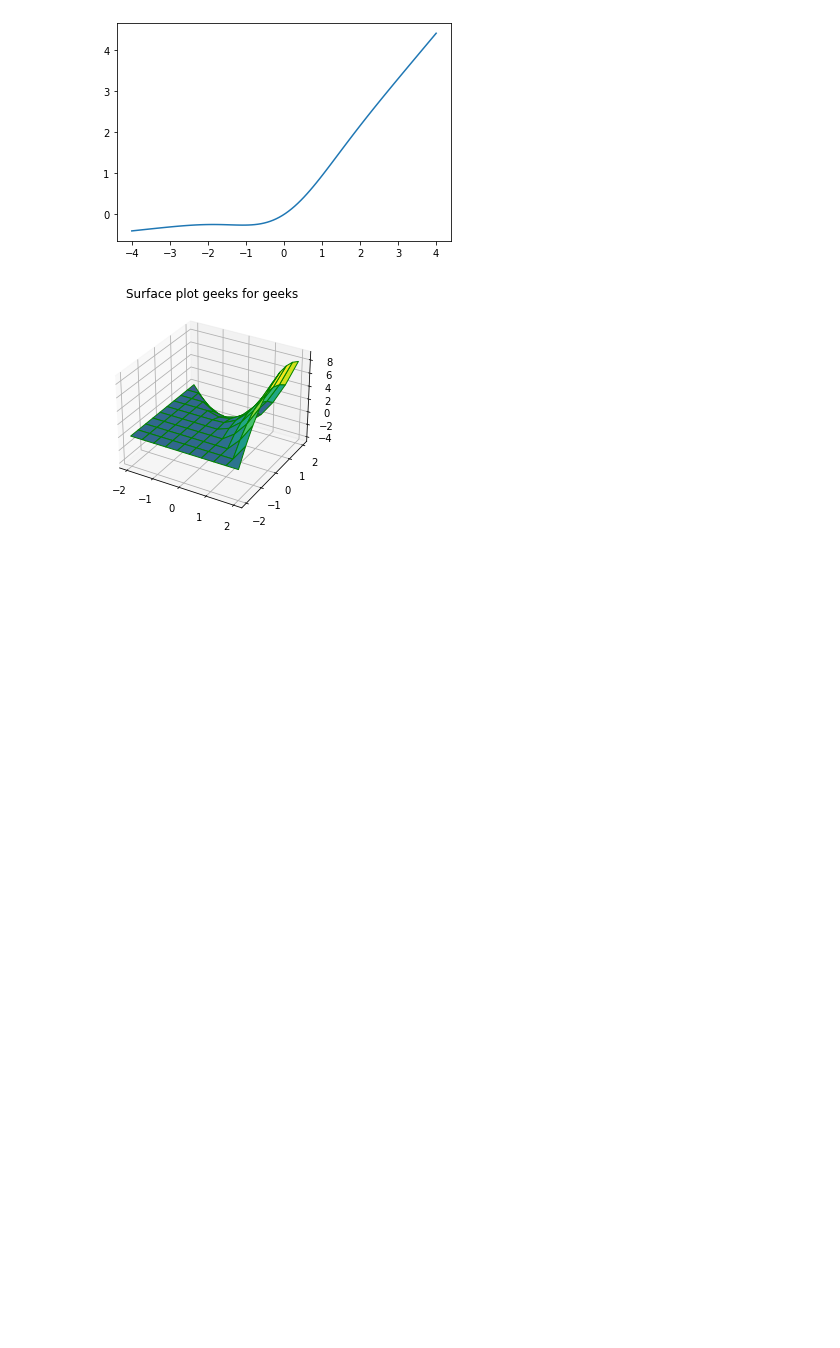
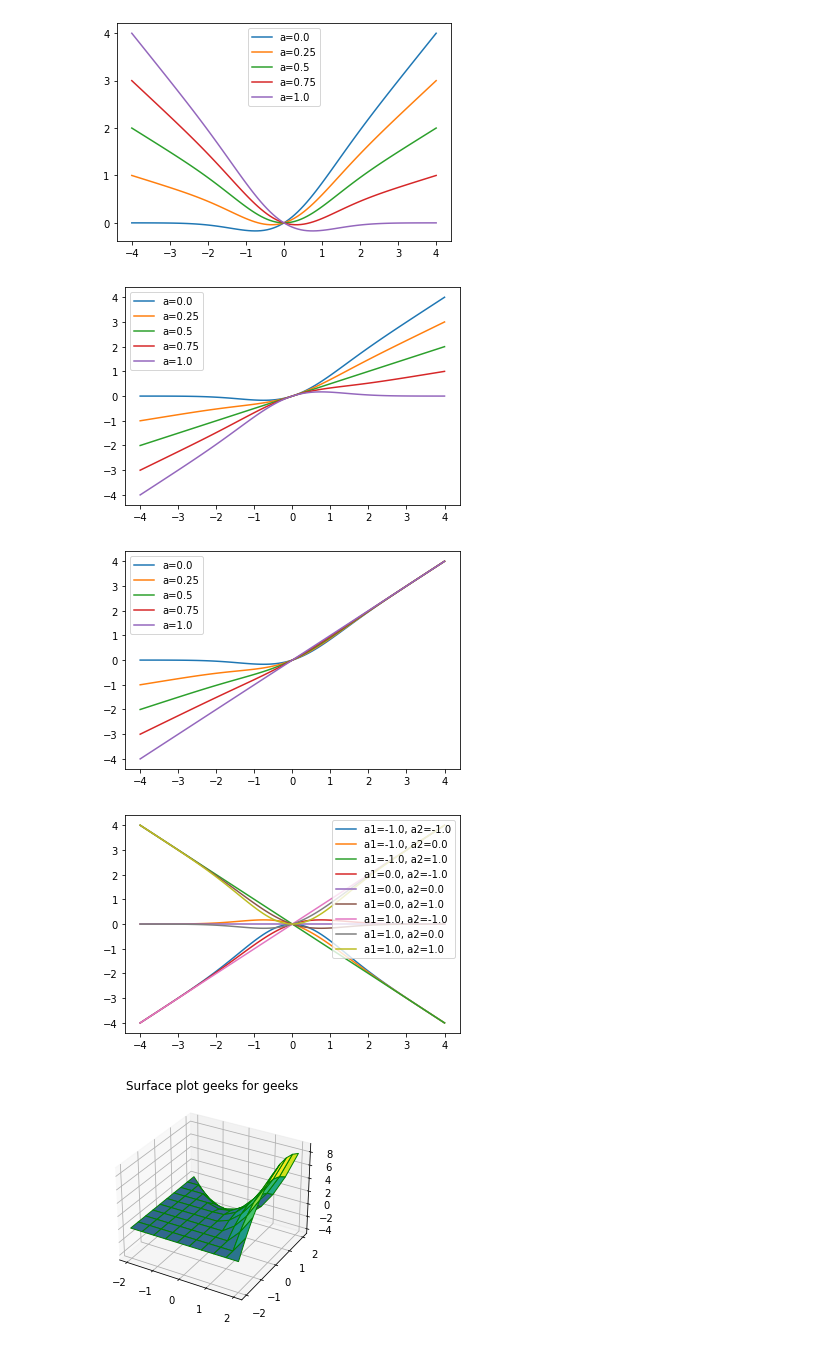
Before and after one commit to XuRuihan/metaformer, a Jupyter notebook: test.ipynb, the cells around one changed output. Drawn from its saved outputs; the diff is of its cells as text; code cells hidden in the pictures; blank space fills up the shorter version.

```diff
--- a/test.ipynb
+++ b/test.ipynb
@@ -1,28 +1,47 @@
-# %%
-import matplotlib.pyplot as plt
-import torch
-import torch.nn.functional as F
-
-
-x = torch.linspace(-4, 4, 100)
-y = F.gelu(x) + 0.1 * x
-
-# alpha = 0.1
-# z = torch.where(x > 0, x * (x + alpha), alpha * (torch.exp(x) - 1))
-
-
-# def hardswish(x, a=2):
-#     y = torch.where(x < -a, -a, x)
-#     y = torch.where(y > a, a, y)
-#     return x * (y + a) / 2 / a
-
-# # z = hardswish(x)
-
-plt.plot(x, y, label="gelu")
-# plt.plot(x, z, label="srelu")
-plt.show()
-# %% [output]
-[figure, removed]
+# %%
+import matplotlib.pyplot as plt
+import torch
+import torch.nn.functional as F
+
+
+x = torch.linspace(-4, 4, 100)
+
+# alpha = 0.1
+# z = torch.where(x > 0, x * (x + alpha), alpha * (torch.exp(x) - 1))
+
+def gelu(x):
+    return F.gelu(x)
+
+def pgelu_v1(x, a=0.5):
+    return gelu(x) - a * x
+
+def pgelu_v2(x, a=0.5):
+    return (1 - 2 * a) * gelu(x) + a * x
+
+def pgelu_v3(x, a=0.25):
+    return (1 - a) * gelu(x) + a * x
+
+def pgelu_v4(x, a1=0.5, a2=0.5):
+    return (a1 + a2) * gelu(x) - a2 * x
+
+for act in [pgelu_v1, pgelu_v2, pgelu_v3]:
+    plt.figure()
+    for i in torch.linspace(0, 1, 5):
+        plt.plot(x, act(x, i), label=f"a={i}")
+    plt.legend()
+    plt.show()
+
+plt.figure()
+for i in torch.linspace(-1, 1, 3):
+    for j in torch.linspace(-1, 1, 3):
+        plt.plot(x, pgelu_v4(x, i, j), label=f"a1={i}, a2={j}")
+plt.legend()
+plt.show()
+# %% [output]
+[figure, added]
+[figure, added]
+[figure, added]
+[figure, added]
 # %%
 import numpy as np
 import matplotlib.pyplot as plt
```
Also changed, not shown: 9 other files.
